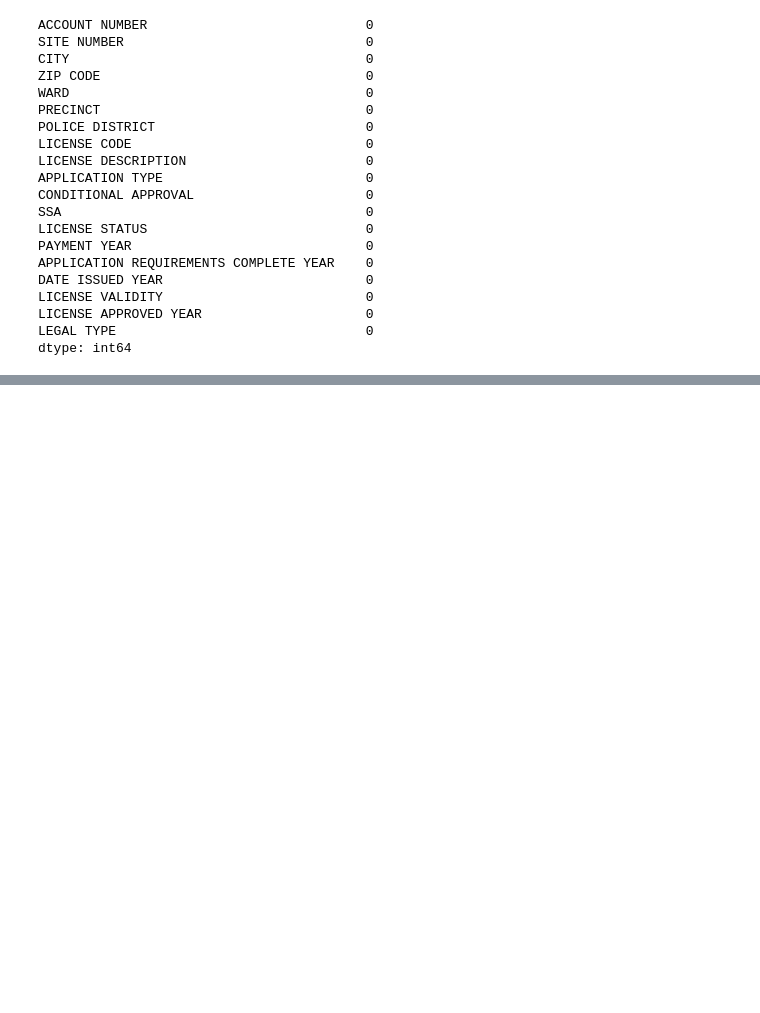
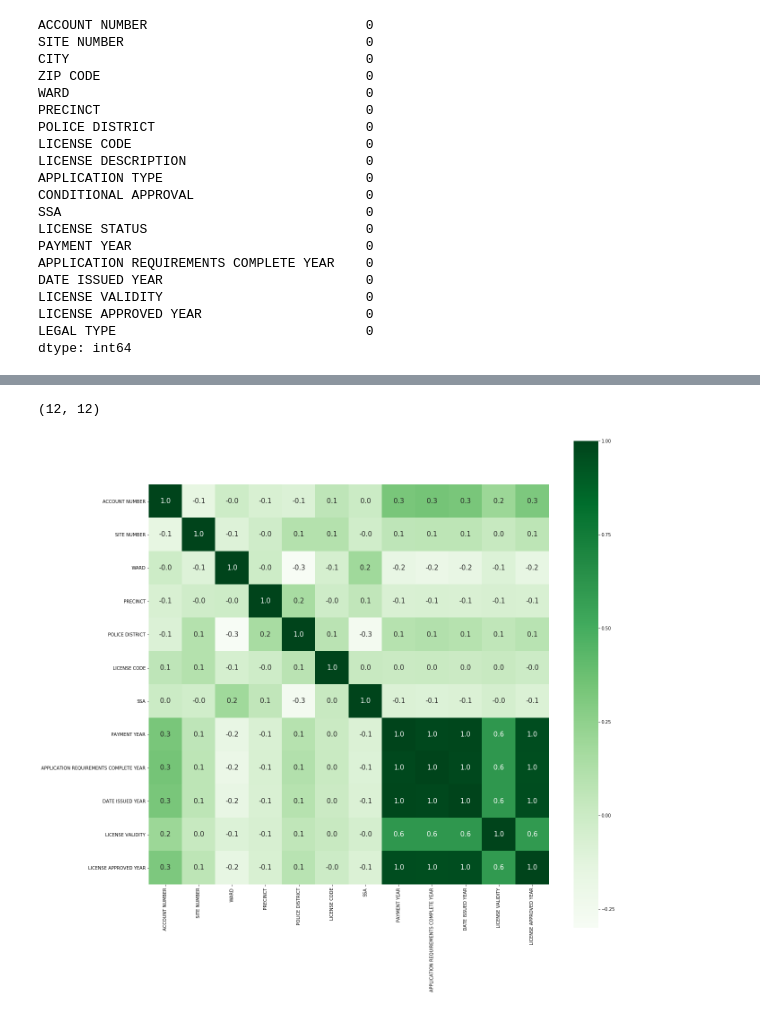
Before and after one commit to shreayan98c/ZS-Hiring-Challenge, a Jupyter notebook: ZSmodel.ipynb, the cells around one changed output, grey strips where cells are left out. Cells and saved outputs as stored; diff of their text form; code cells hidden in the pictures; blank space fills up the shorter version.

Commit message:
Data prepared for model

```diff
--- a/ZSmodel.ipynb
+++ b/ZSmodel.ipynb
@@ -475,0 +702,10 @@ dtype: int64
+# %%
+encoder = LabelEncoder()
+train_data["CITY"] = encoder.fit_transform(train_data["CITY"])
+train_data["ZIP CODE"] = encoder.fit_transform(train_data["ZIP CODE"].astype(str))
+train_data["LICENSE DESCRIPTION"] = encoder.fit_transform(train_data["LICENSE DESCRIPTION"])
+train_data["APPLICATION TYPE"] = encoder.fit_transform(train_data["APPLICATION TYPE"])
+train_data["CONDITIONAL APPROVAL"] = encoder.fit_transform(train_data["CONDITIONAL APPROVAL"])
+train_data["LICENSE STATUS"] = encoder.fit_transform(train_data["LICENSE STATUS"])
+train_data["LEGAL TYPE"] = encoder.fit_transform(train_data["LEGAL TYPE"])
+train_data.head()
@@ -475,0 +739,13 @@ dtype: int64
+# %%
+# Finding out the correlation between the features
+corr = train_data.corr()
+corr.shape
+# %% [output]
+(12, 12)
+# %%
+# Plotting the heatmap of correlation between features
+plt.figure(figsize=(20,20))
+sns.heatmap(corr, cbar=True, square= True, fmt='.1f', annot=True, annot_kws={'size':15}, cmap='Greens')
+plt.show()
+# %% [output]
+[figure, added]
```
Also changed, not shown: parts of 49 cells of this notebook.
